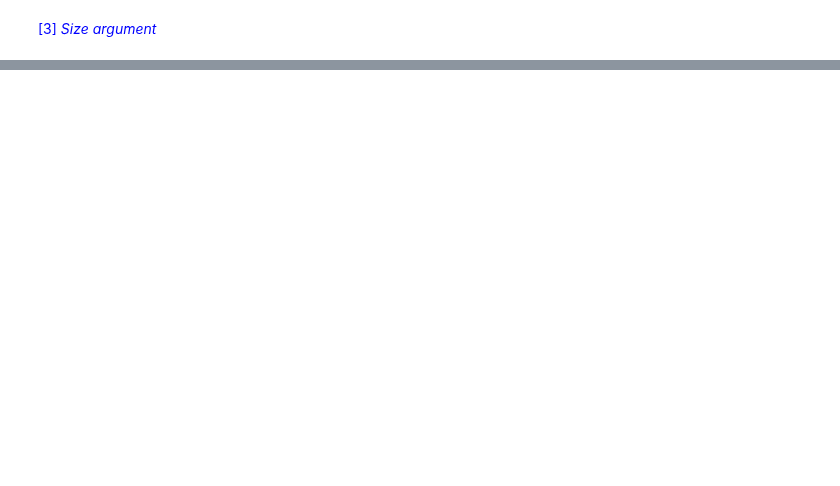
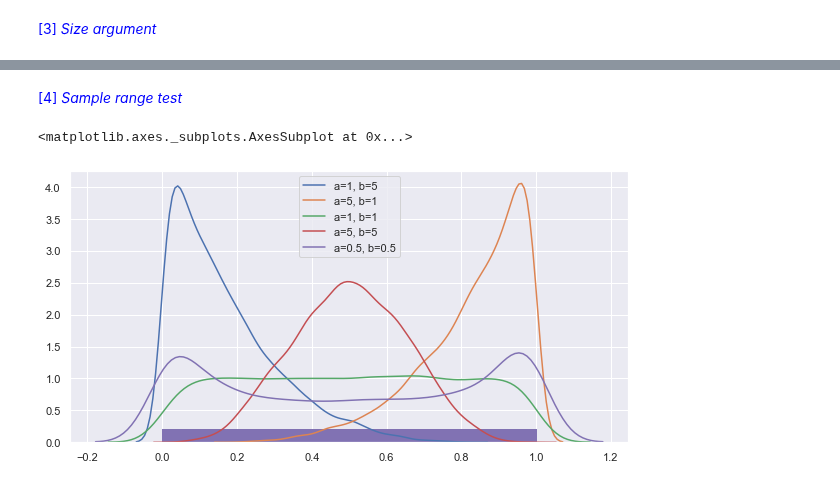
Before and after one commit to markcot/ProgrammingFDA-Assignment, a Jupyter notebook: numpy-random-review.ipynb, the cells around one changed output, grey strips where cells are left out. Cells and saved outputs as stored; diff of their text form; code cells hidden in the pictures; blank space fills up the shorter version.

Commit message:
beta() sample range section added

```diff
--- a/numpy-random-review.ipynb
+++ b/numpy-random-review.ipynb
@@ -998,3 +998,24 @@ Size = multi-dimensional array:
+# %% [markdown]
+<font color='blue'>[4] _Sample range test_ </font>
+# %%
+# Create a number of test 1-d arrary with 10,000 values
+test_A = np.random.beta(a=1, b=5, size=10000)
+test_B = np.random.beta(a=5, b=1, size=10000)
+test_C = np.random.beta(a=1, b=1, size=10000)
+test_D = np.random.beta(a=5, b=5, size=10000)
+test_E = np.random.beta(a=0.5, b=0.5, size=10000)
+
+# Overlay plot distribution of values in 4 tests
+# Code adapted from https://stackoverflow.com/a/46046103
+# and https://seaborn.pydata.org/generated/seaborn.distplot.html?highlight=distplot#seaborn.distplot
+sns.distplot(test_A, hist=False, rug=True, label="a=1, b=5")
+sns.distplot(test_B, hist=False, rug=True, label="a=5, b=1")
+sns.distplot(test_C, hist=False, rug=True, label="a=1, b=1")
+sns.distplot(test_D, hist=False, rug=True, label="a=5, b=5")
+sns.distplot(test_E, hist=False, rug=True, label="a=0.5, b=0.5")
+# %% [output]
+<matplotlib.axes._subplots.AxesSubplot at 0x...>
+[figure, added]
 # %% [markdown]
 ### <font color='blue'>Research References</font>
 
```
Also changed, not shown: parts of 27 cells of this notebook.
